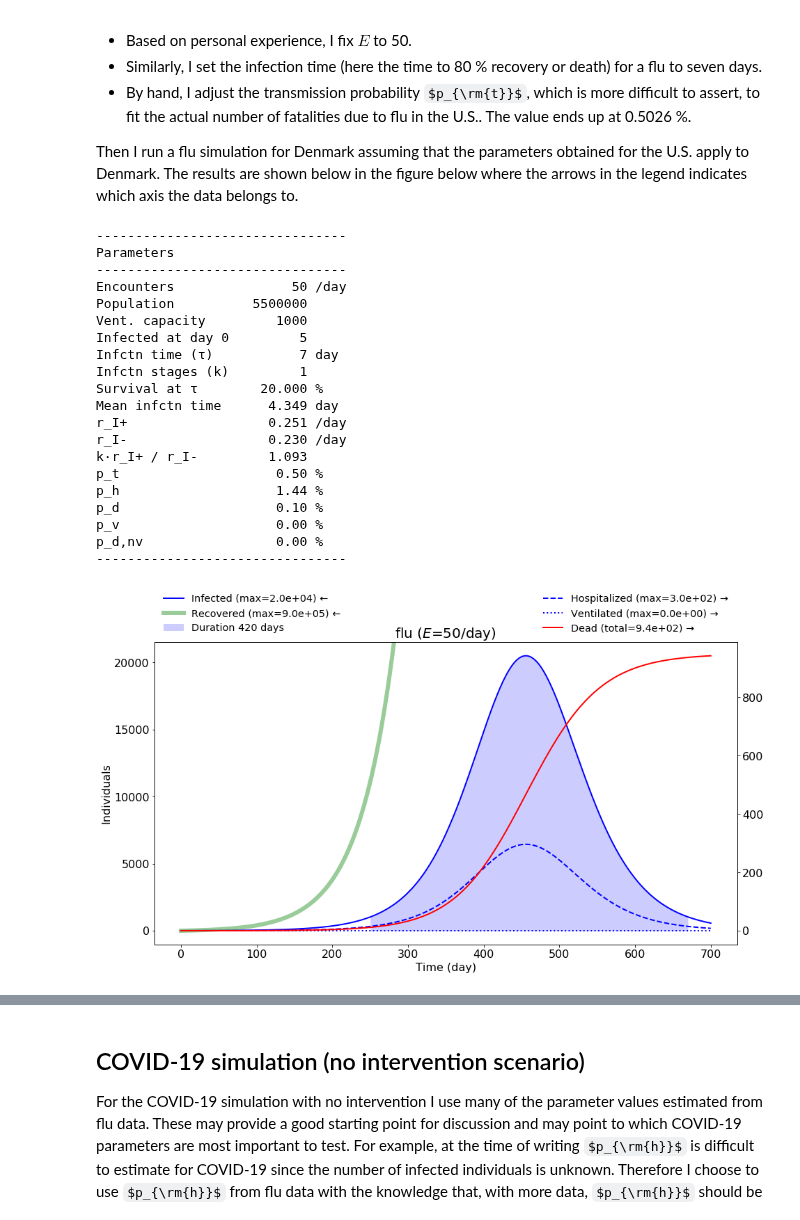
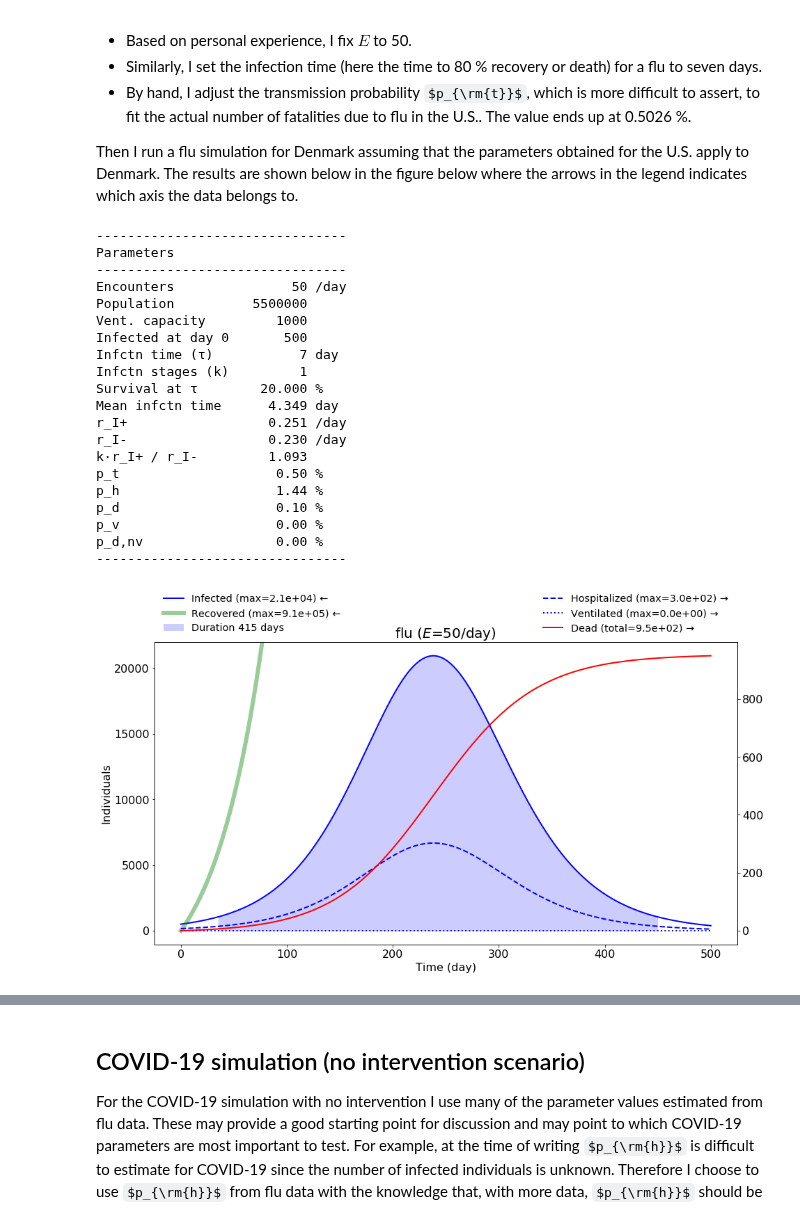
Before and after one commit to mrsonne/virus, a Jupyter notebook: virus.ipynb, the cells around one changed output, grey strips where cells are left out. Saved outputs shown, nothing was run; the diff lists cells and outputs as text; code cells hidden in the pictures; some formulas as TeX source.

```diff
--- a/virus.ipynb
+++ b/virus.ipynb
@@ -163,29 +164,29 @@ Then I run a flu simulation for Denmark assuming that the parameters obtained fo
 # %%
 from src import run
 encounters_per_day = 50
 run.virus('flu', 'denmark',
-          encounters_per_day)
+          encounters_per_day, tspan=[0, 500])
 # %% [output]
 --------------------------------
 Parameters
 --------------------------------
 Encounters               50 /day
 Population          5500000
 Vent. capacity         1000
-Infected at day 0         5
+Infected at day 0       500
 Infctn time (τ)           7 day
 Infctn stages (k)         1
 Survival at τ        20.000 %
 Mean infctn time      4.349 day
 r_I+                  0.251 /day
 r_I-                  0.230 /day
 k·r_I+ / r_I-         1.093
 p_t                    0.50 %
 p_h                    1.44 %
 p_d                    0.10 %
 p_v                    0.00 %
 p_d,nv                 0.00 %
 --------------------------------
-[figure, old version]
+[figure, new version]
 # %% [markdown]
 Then curves show the mean behavior of the population and does not resolve the specific path for any single individual.
```
Also changed, not shown: parts of 23 cells of this notebook.
